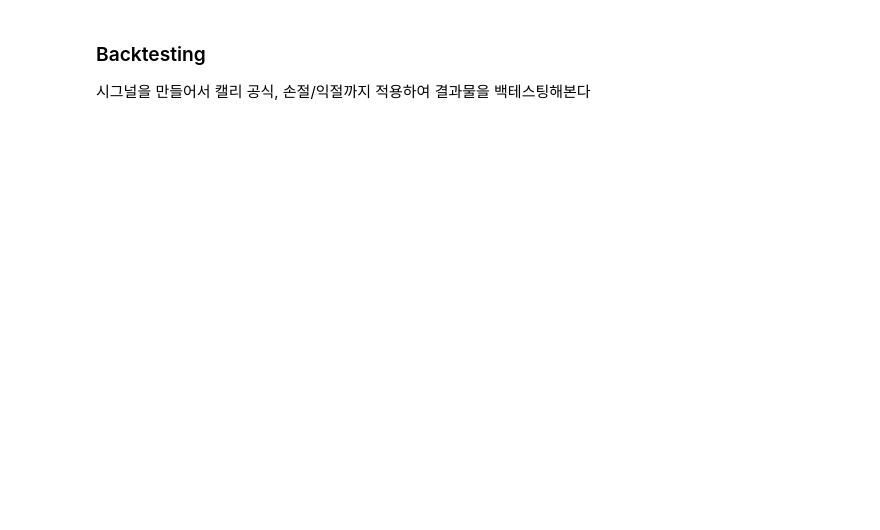
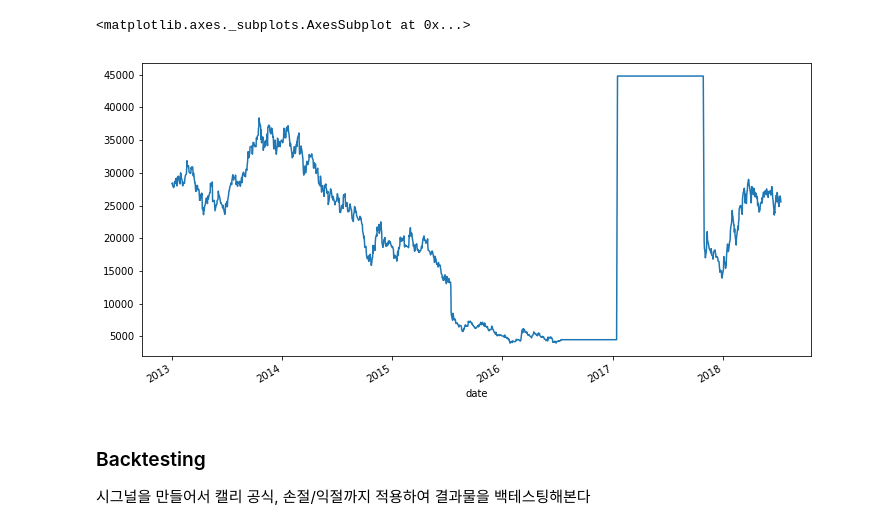
Before and after one commit to hyemin9403/keyst_notebooks, a Jupyter notebook: 수급분석툴.ipynb, the cells around one changed output. Saved outputs shown, nothing was run; the diff lists cells and outputs as text; code cells hidden in the pictures; blank space fills up the shorter version.

```diff
--- a/수급분석툴.ipynb
+++ b/수급분석툴.ipynb
@@ -297,3 +299,8 @@ agent_rank_df['Leading Agent Score'].plot()
+# %%
+data['cls_prc'].plot()
+# %% [output]
+<matplotlib.axes._subplots.AxesSubplot at 0x...>
+[figure, added]
 # %%
 # Bayes Rule: P(A | B) = P(B | A) * P(A) / P(B)
 # P(forgn_buy > 0 | cls_prc, agent_power, agent_buy_vol_ratio, agent_prc_deviation, agent_future_buys) = P(cls_prc | forgn_buy > 0) * P(agent_power | forgn_buy > 0) * ... * P(forgn_buy > 0)
```
Also changed, not shown: parts of 11 cells of this notebook, 4 other files.
